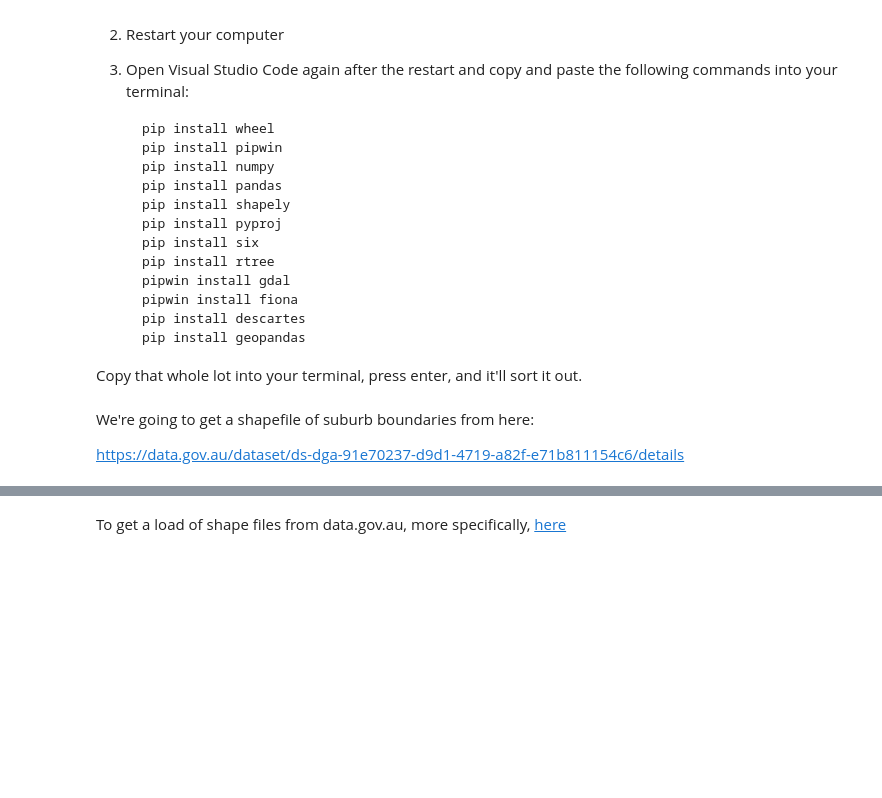
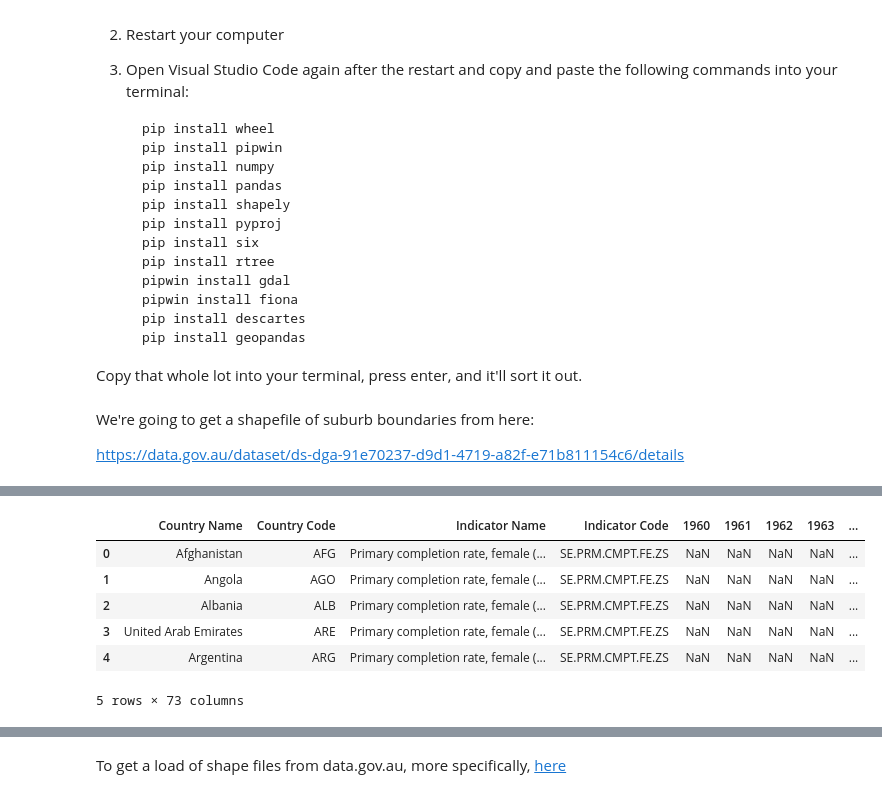
Before and after one commit to HongjunQian/data_project_2023, a Jupyter notebook: maps/edu-map.ipynb, the cells around one changed output, grey strips where cells are left out. Drawn from its saved outputs; the diff is of its cells as text; code cells hidden in the pictures; blank space fills up the shorter version.

```diff
--- a/maps/edu-map.ipynb
+++ b/maps/edu-map.ipynb
@@ -65,0 +100,14 @@ plt.rcParams['figure.figsize'] = (20, 10)
+# %%
+# world_merged = pd.merge(world, edu_data, left_on='iso_a3', right_on='Country Code', on ='Country Code')
+
+merged_df = overlapping_codes_df.merge(world, left_on='Country Code', right_on='iso_a3')
+merged_df = gp.GeoDataFrame(merged_df)
+merged_df.head()
+# %% [output]
+|  | Country Name | Country Code | Indicator Name | Indicator Code | 1960 | 1961 | 1962 | 1963 | ... |
+| 0 | Afghanistan | AFG | Primary completion rate, female (... | SE.PRM.CMPT.FE.ZS | NaN | NaN | NaN | NaN | ... |
+| 1 | Angola | AGO | Primary completion rate, female (... | SE.PRM.CMPT.FE.ZS | NaN | NaN | NaN | NaN | ... |
+| 2 | Albania | ALB | Primary completion rate, female (... | SE.PRM.CMPT.FE.ZS | NaN | NaN | NaN | NaN | ... |
+| 3 | United Arab Emirates | ARE | Primary completion rate, female (... | SE.PRM.CMPT.FE.ZS | NaN | NaN | NaN | NaN | ... |
+| 4 | Argentina | ARG | Primary completion rate, female (... | SE.PRM.CMPT.FE.ZS | NaN | NaN | NaN | NaN | ... |
+5 rows × 73 columns
```
Also changed, not shown: parts of 7 cells of this notebook, 2 other files.
